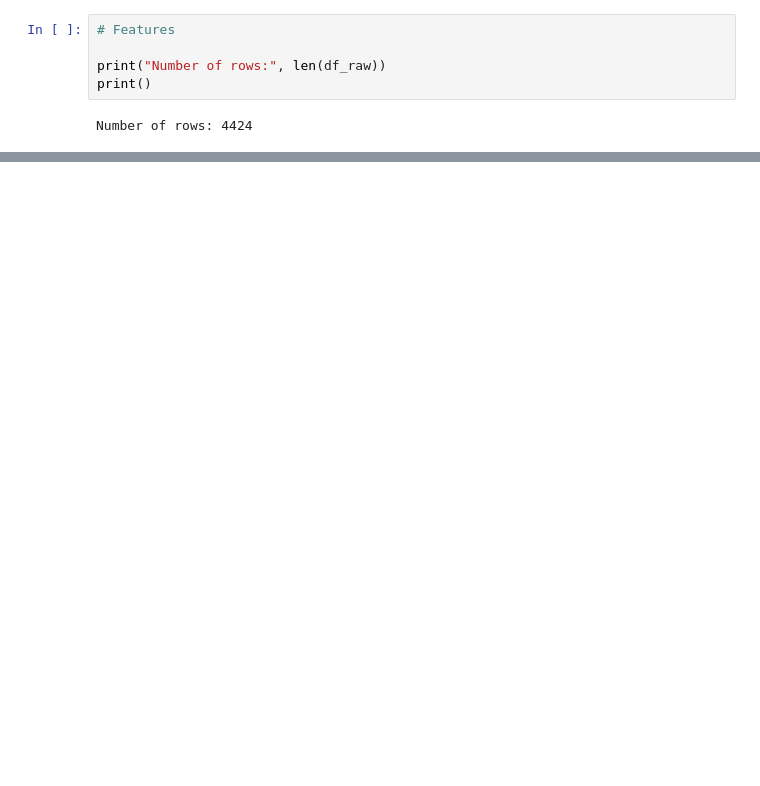
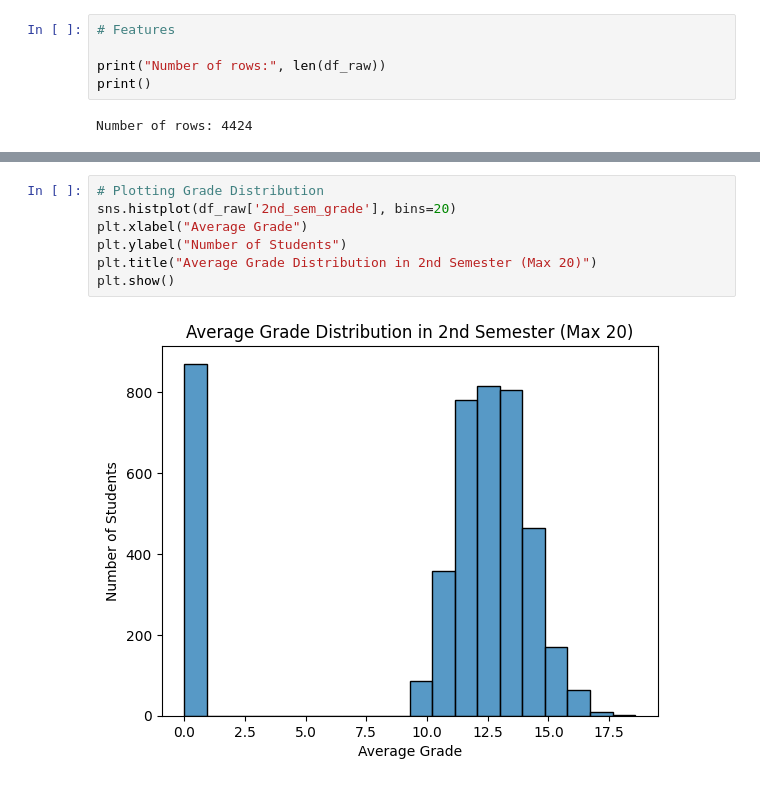
Before and after one commit to atile4/math-9-final-project, a Jupyter notebook: notebooks/notebook_01.ipynb, the cells around one changed output, grey strips where cells are left out. Cells and saved outputs as stored; diff of their text form; blank space fills up the shorter version.

```diff
--- a/notebooks/notebook_01.ipynb
+++ b/notebooks/notebook_01.ipynb
@@ -53,0 +51,9 @@ plt.show()
+# %%
+# Plotting Grade Distribution
+sns.histplot(df_raw['2nd_sem_grade'], bins=20)
+plt.xlabel("Average Grade")
+plt.ylabel("Number of Students")
+plt.title("Average Grade Distribution in 2nd Semester (Max 20)")
+plt.show()
+# %% [output]
+[figure, added]
```
Also changed, not shown: parts of 5 cells of this notebook, 5 other files.
